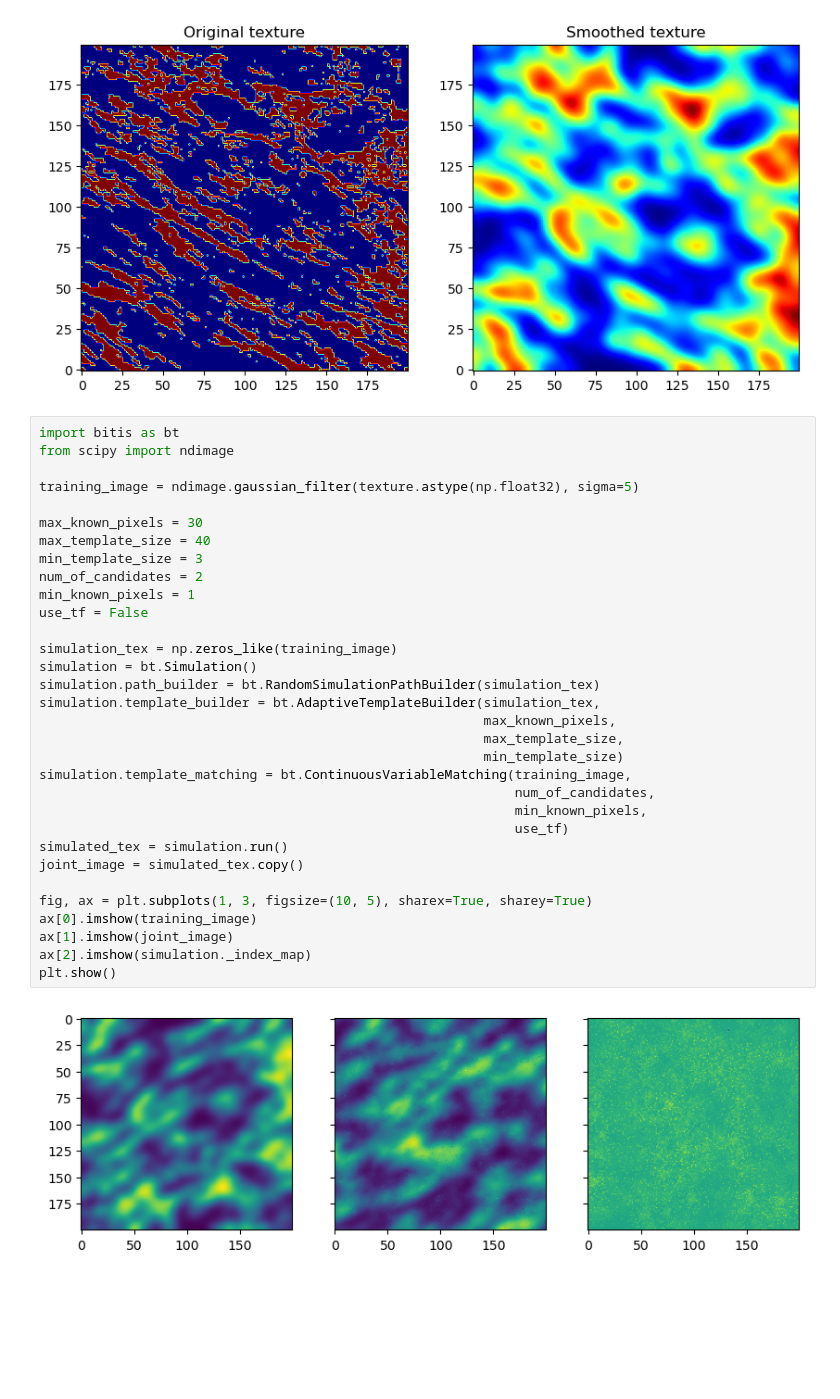
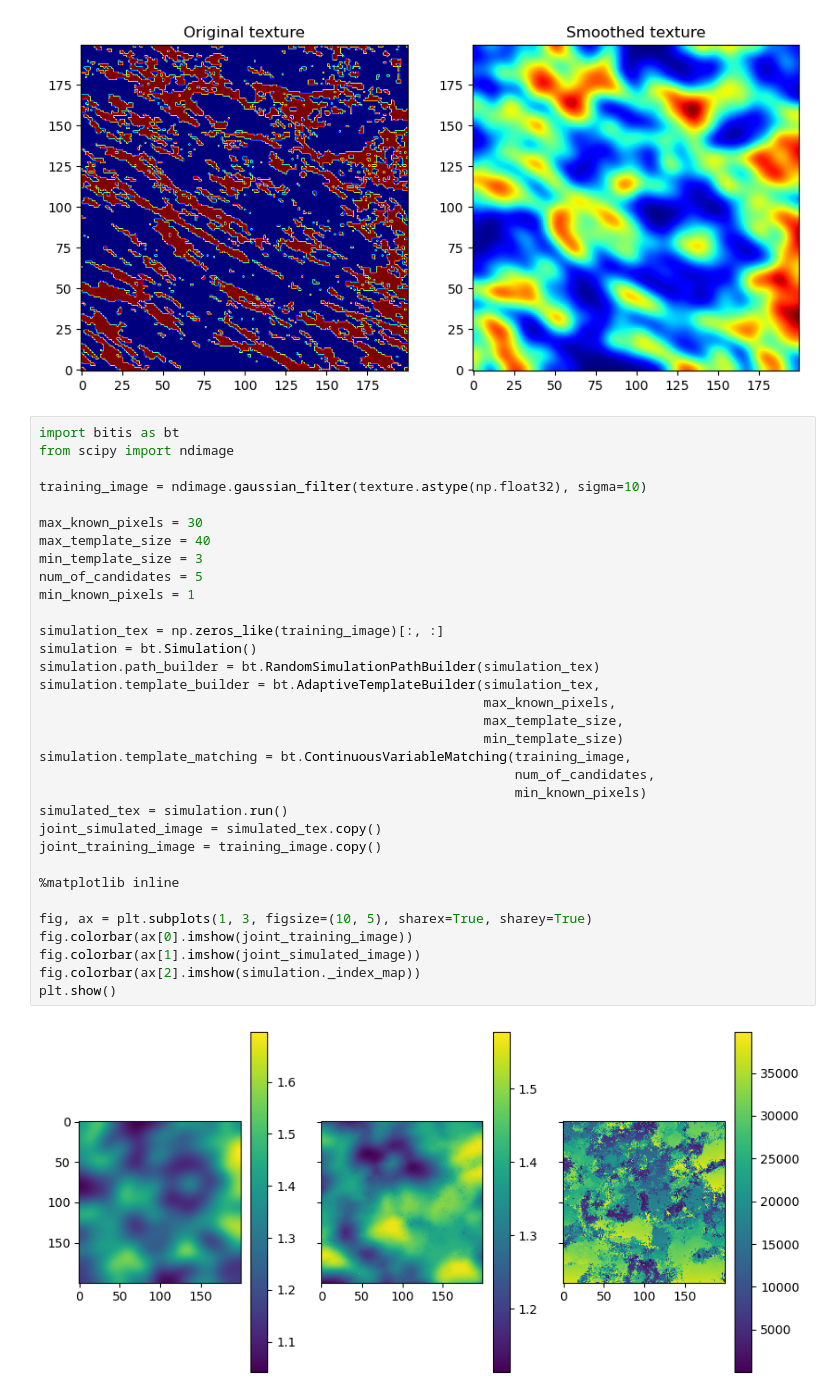
Before and after one commit to TiNezlobinsky/BiTis, a Jupyter notebook: examples/ds_tutorial.ipynb, the cells around one changed output. Saved outputs shown, nothing was run; the diff lists cells and outputs as text; blank space fills up the shorter version.

```diff
--- a/examples/ds_tutorial.ipynb
+++ b/examples/ds_tutorial.ipynb
@@ -40,37 +40,38 @@ plt.show()
 # %%
 import bitis as bt
 from scipy import ndimage
 
-training_image = ndimage.gaussian_filter(texture.astype(np.float32), sigma=5)
+training_image = ndimage.gaussian_filter(texture.astype(np.float32), sigma=10)
 
 max_known_pixels = 30
 max_template_size = 40
 min_template_size = 3
-num_of_candidates = 2
+num_of_candidates = 5
 min_known_pixels = 1
-use_tf = False
 
-simulation_tex = np.zeros_like(training_image)
+simulation_tex = np.zeros_like(training_image)[:, :]
 simulation = bt.Simulation()
 simulation.path_builder = bt.RandomSimulationPathBuilder(simulation_tex)
 simulation.template_builder = bt.AdaptiveTemplateBuilder(simulation_tex,
                                                          max_known_pixels,
                                                          max_template_size,
                                                          min_template_size)
 simulation.template_matching = bt.ContinuousVariableMatching(training_image,
                                                              num_of_candidates,
-                                                             min_known_pixels,
-                                                             use_tf)
+                                                             min_known_pixels)
 simulated_tex = simulation.run()
-joint_image = simulated_tex.copy()
+joint_simulated_image = simulated_tex.copy()
+joint_training_image = training_image.copy()
+
+%matplotlib inline
 
 fig, ax = plt.subplots(1, 3, figsize=(10, 5), sharex=True, sharey=True)
-ax[0].imshow(training_image)
-ax[1].imshow(joint_image)
-ax[2].imshow(simulation._index_map)
+fig.colorbar(ax[0].imshow(joint_training_image))
+fig.colorbar(ax[1].imshow(joint_simulated_image))
+fig.colorbar(ax[2].imshow(simulation._index_map))
 plt.show()
 # %% [output]
-[figure, old version]
+[figure, new version]
 # %%
 import bitis as bt
 
```
Also changed, not shown: parts of 2 cells of this notebook, 13 other files.
